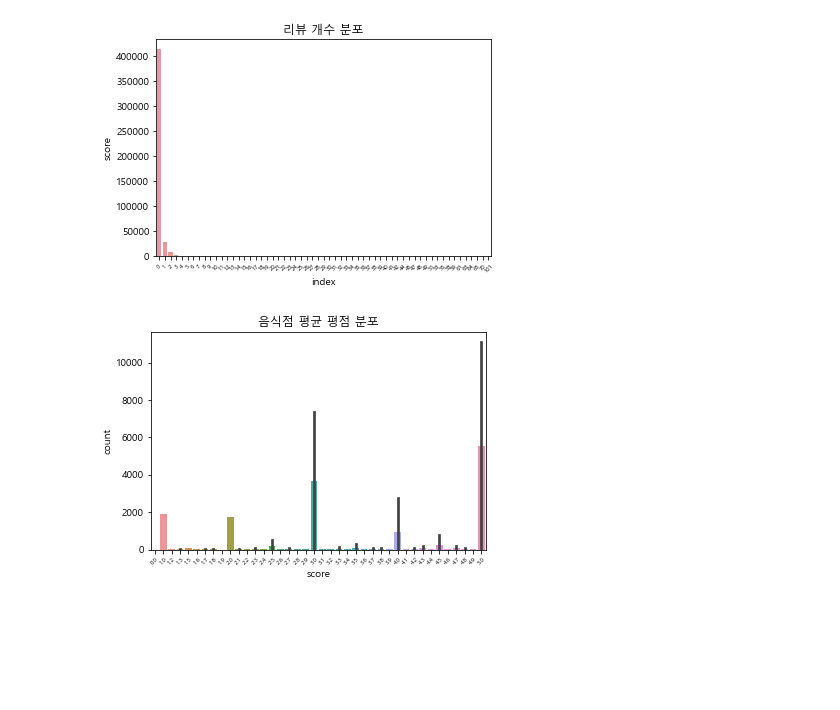
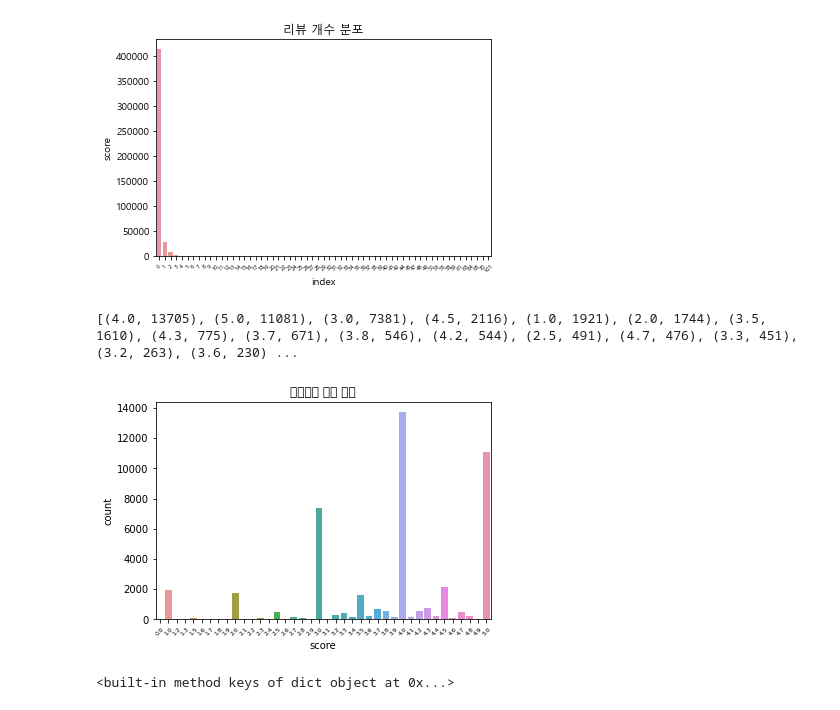
Before and after one commit to jongik96/fishingWebApplication, a Jupyter notebook: sub1/visualize.ipynb, the cells around one changed output. Drawn from its saved outputs; the diff is of its cells as text; code cells hidden in the pictures; blank space fills up the shorter version.

```diff
--- a/sub1/visualize.ipynb
+++ b/sub1/visualize.ipynb
@@ -14,8 +15,8 @@ n=100
 # 폰트, 그래프 색상 설정
 font_list = fm.findSystemFonts(fontpaths=None, fontext="ttf")
 if any(["notosanscjk" in font.lower() for font in font_list]):
-  plt.rcParams["font.family"] = "Noto Sans CJK JP"
-  # plt.rcParams["font.family"] = "AppleGothic" # 제 작업환경이 맥인 관계로 이부분 주석하고 윗부분 주석해제 하시면 됩니다.
+  # plt.rcParams["font.family"] = "Noto Sans CJK JP"
+  plt.rcParams["font.family"] = "AppleGothic" # 제 작업환경이 맥인 관계로 이부분 주석하고 윗부분 주석해제 하시면 됩니다.
 else:
   if not any(["malgun" in font.lower() for font in font_list]):
     raise Exception(
@@ -99,25 +98,29 @@ plt.show()
 # %%
 """
 Req. 1-3-2 각 음식점의 평균 평점을 그래프로 나타냅니다.
 """
 # 왼쪽 id, 오른쪽 store 기준으로 공통 된 것 merge
 stores_reviews = pd.merge(
-    dataframes["stores"], dataframes["reviews"], left_on="id", right_on="store", how="outer"
-)
+dataframes["stores"], dataframes["reviews"], left_on="id", right_on="store"
+    )
 
-# # 가게 id, 가게 이름으로 그룹화
-scores_group = stores_reviews.groupby(["store", "store_name"])
-scores_group=scores_group.mean()["score"].value_counts()
+scores_group = stores_reviews.groupby(["store", "store_name"]).mean()
 
-df = pd.DataFrame(scores_group)
-df['index']=df.index
+list = []
+for i, sc in scores_group.iterrows():
+    list.append(round(sc["score"], 1))
 
-df=(df.round(1))
-df.columns = ['count', 'score']
+scores_count = Counter(list).most_common()
+print(scores_count)
+
+
+df = pd.DataFrame(scores_count, columns=["score", "count"]).sort_values(by=["count"], ascending=False)
+
 # 그래프로 나타냅니다
 chart = sns.barplot(x="score", y="count", data=df)
 chart.set_xticklabels(chart.get_xticklabels(), rotation=45)
-plt.title("음식점 평균 평점 분포")
+plt.title("음식점 평균 평점")
 plt.show()
 # %% [output]
+[(4.0, 13705), (5.0, 11081), (3.0, 7381), (4.5, 2116), (1.0, 1921), (2.0, 1744), (3.5, 1610), (4.3, 775), (3.7, 671), (3.8, 546), (4.2, 544), (2.5, 491), (4.7, 476), (3.3, 451), (3.2, 263), (3.6, 230) ...
-[figure, old version]
+[figure, new version]
@@ -123,0 +169,37 @@ plt.show()
+# %%
+stores_group = dataframes["stores"]
+# print(stores_group.store_name)
+
+ex = {
+    '위도' : [stores_group.latitude],
+    '경도' : [stores_group.longitude],
+    '이름' : [stores_group.store_name],
+}
+
+
+
+lati = 127.0016985
+longi = 37.5642135
+
+m = folium.Map([lati, longi], zoom_start=9)
+
+print(ex.keys)
+# for i in ex:
+
+#     sub_lat = ex[i, '위도']
+#     sub_long = ex[i, '경도']
+
+#     title = ex.loc[i, '구분']
+
+#     folium.Marker([sub_lat, sub_long], tooltip=title).add_to(m)
+
+# m.save('example.html')
+# m
+
+
+# chart = sns.barplot(x="area", y="count", data=df)
+# chart.set_xticklabels(chart.get_xticklabels(), rotation=45)
+# plt.title("음식점 위치 분포")
+# plt.show()
+# %% [output]
+<built-in method keys of dict object at 0x...>
```
Also changed, not shown: parts of 4 cells of this notebook.
